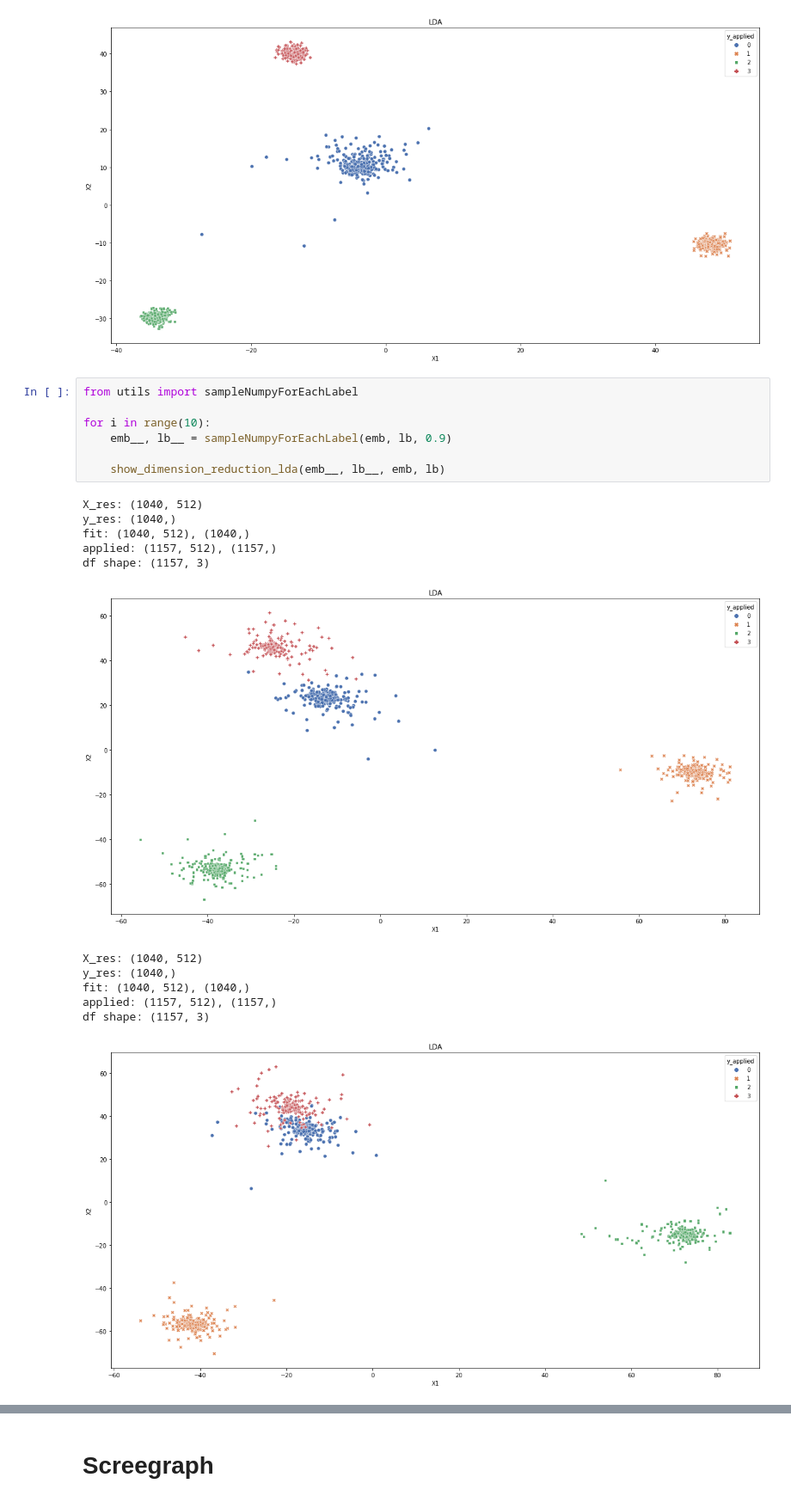
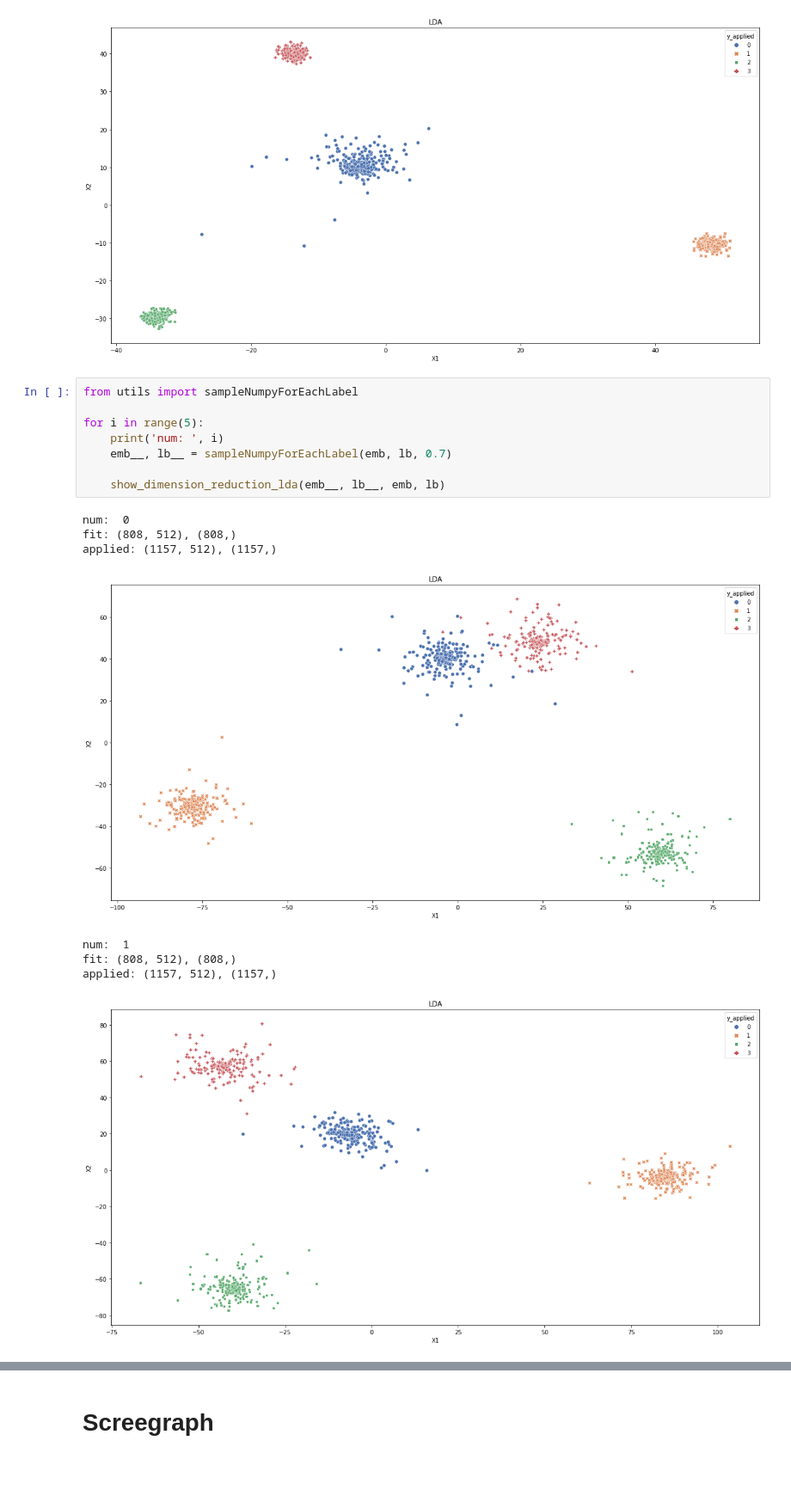
Before and after one commit to ksuchoi216/FaceID_model_rebuild, a Jupyter notebook: eda.ipynb, the cells around one changed output, grey strips where cells are left out. Shown at 86% size. Saved outputs shown, nothing was run; the diff lists cells and outputs as text; blank space fills up the shorter version.

```diff
--- a/eda.ipynb
+++ b/eda.ipynb
@@ -96,20 +96,17 @@ df shape: (1157, 3)
 # %%
 from utils import sampleNumpyForEachLabel
 
-for i in range(10):
-    emb__, lb__ = sampleNumpyForEachLabel(emb, lb, 0.9)
+for i in range(5):
+    print('num: ', i)
+    emb__, lb__ = sampleNumpyForEachLabel(emb, lb, 0.7)
 
     show_dimension_reduction_lda(emb__, lb__, emb, lb)
 # %% [output]
-X_res: (1040, 512)
-y_res: (1040,)
-fit: (1040, 512), (1040,)
+num:  0
+fit: (808, 512), (808,)
 applied: (1157, 512), (1157,)
-df shape: (1157, 3)
-[figure, old version]
+[figure, new version]
-X_res: (1040, 512)
-y_res: (1040,)
-fit: (1040, 512), (1040,)
+num:  1
+fit: (808, 512), (808,)
 applied: (1157, 512), (1157,)
-df shape: (1157, 3)
-[figure, old version]
+[figure, new version]
```
Also changed, not shown: parts of 3 cells of this notebook.
